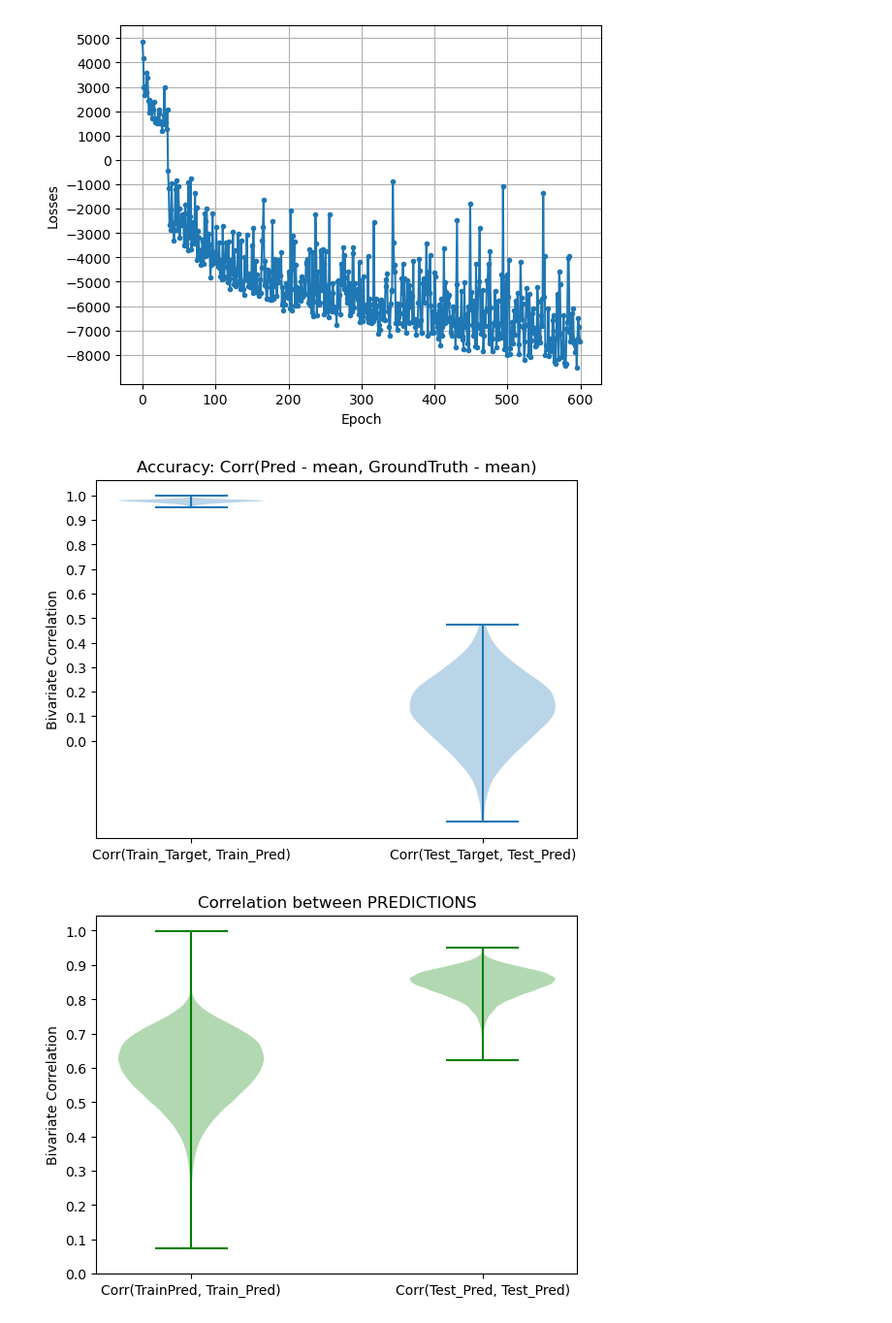
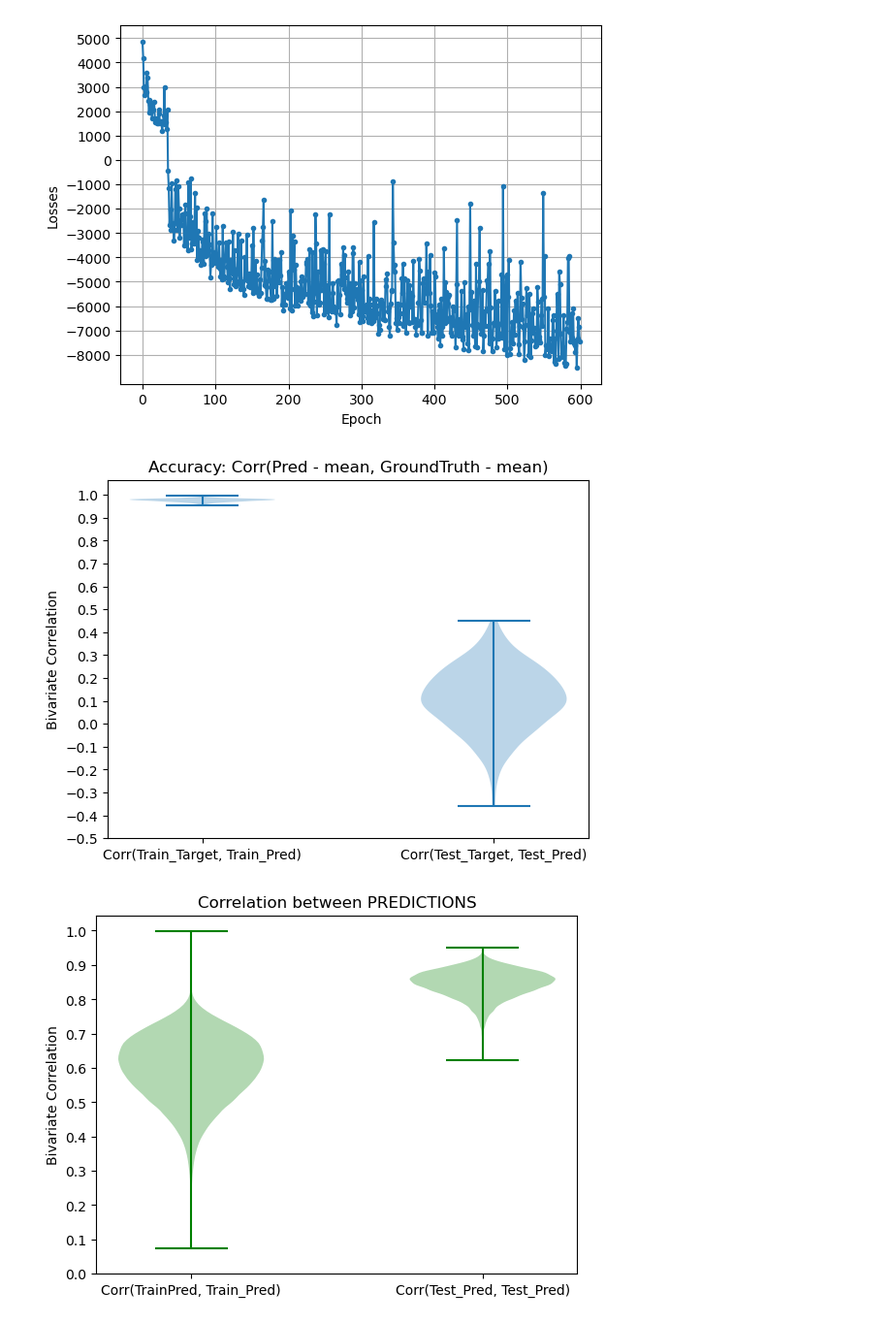
Before and after one commit to fyzeen/NeuroTranslate, a Jupyter notebook: SurfToNetmat/code/ICAd15_schfd100/model_diagnostics.ipynb, the cells around one changed output. Shown at 97% size. Saved outputs shown, nothing was run; the diff lists cells and outputs as text; code cells hidden in the pictures.

```diff
--- a/SurfToNetmat/code/ICAd15_schfd100/model_diagnostics.ipynb
+++ b/SurfToNetmat/code/ICAd15_schfd100/model_diagnostics.ipynb
@@ -6913,36 +6927,36 @@ test_mean = np.mean(test_Target, axis=0)
 train_mean = np.mean(train_Target, axis=0)
 
 test_corrs = []
 for i in range(test_Target.shape[0]):
-    corr = np.corrcoef(test_Target[i, :] - test_mean, test_pred[i, :] - test_mean)
+    corr = np.corrcoef(test_Target[i, :] - train_mean, test_pred[i, :] - test_mean)
     test_corrs.append(corr[0,1])
 
 train_corrs = []
 for i in range(train_Target.shape[0]):
     corr = np.corrcoef(train_Target[i, :] - train_mean, train_pred[i, :] - train_mean)
     train_corrs.append(corr[0,1])
 
 
 '''
 test_corrs = []
 for i in range(test_Target.shape[0]):
     corr = np.corrcoef(test_Target[i, :], test_pred[i, :])
     test_corrs.append(corr[0,1])
 
 train_corrs = []
 for i in range(train_Target.shape[0]):
     corr = np.corrcoef(train_Target[i, :], train_pred[i, :])
     train_corrs.append(corr[0,1])
 '''
 
 plt.violinplot([train_corrs, test_corrs])
 plt.xticks([1, 2], ['Corr(Train_Target, Train_Pred)', 'Corr(Test_Target, Test_Pred)'])
-plt.yticks(np.arange(0, 1.1, 0.1))
+plt.yticks(np.arange(-0.5, 1.1, 0.1))
 plt.ylabel("Bivariate Correlation")
 plt.title("Accuracy: Corr(Pred - mean, GroundTruth - mean)")
 plt.show()
 # %% [output]
-[figure, old version]
+[figure, new version]
 # %%
 # Corr(train_preds, train_preds)
 corr = np.corrcoef(train_pred)
```
Also changed, not shown: parts of 21 cells of this notebook, 19 other files.
